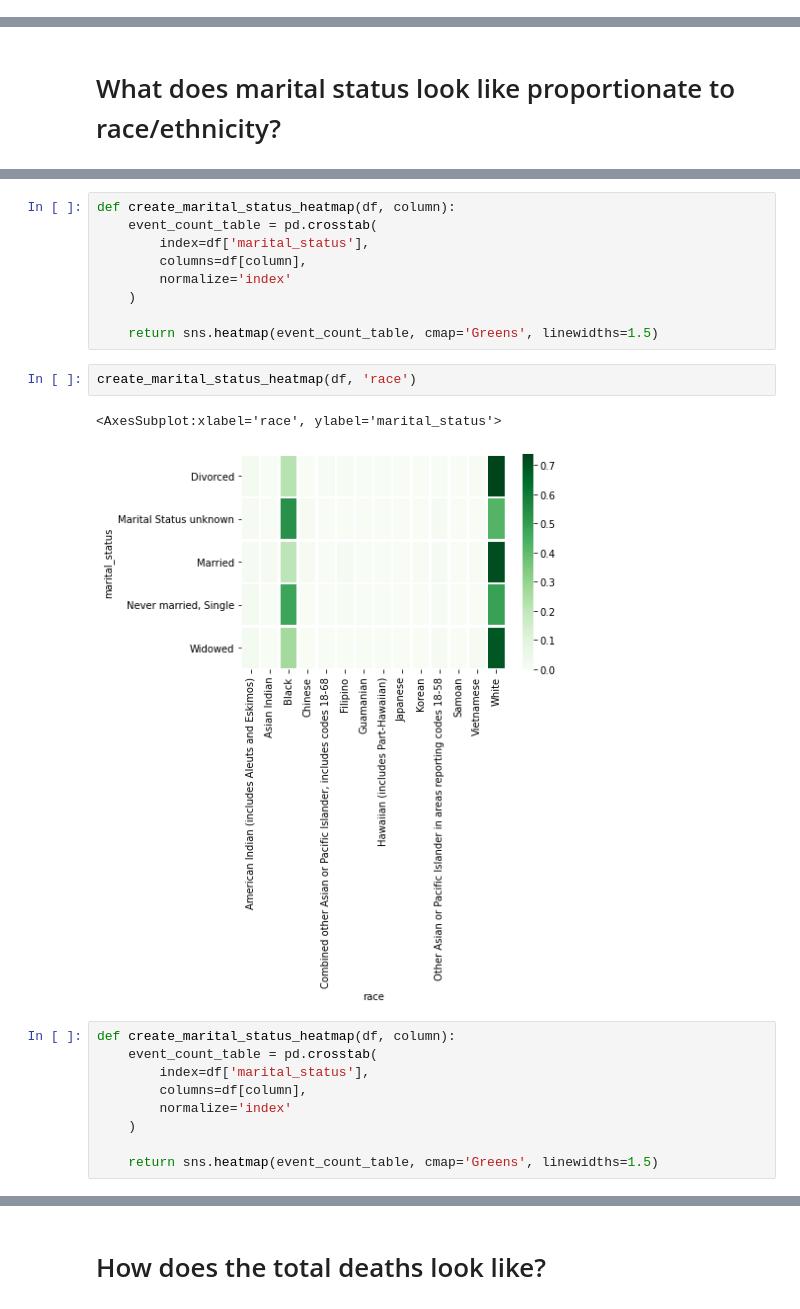
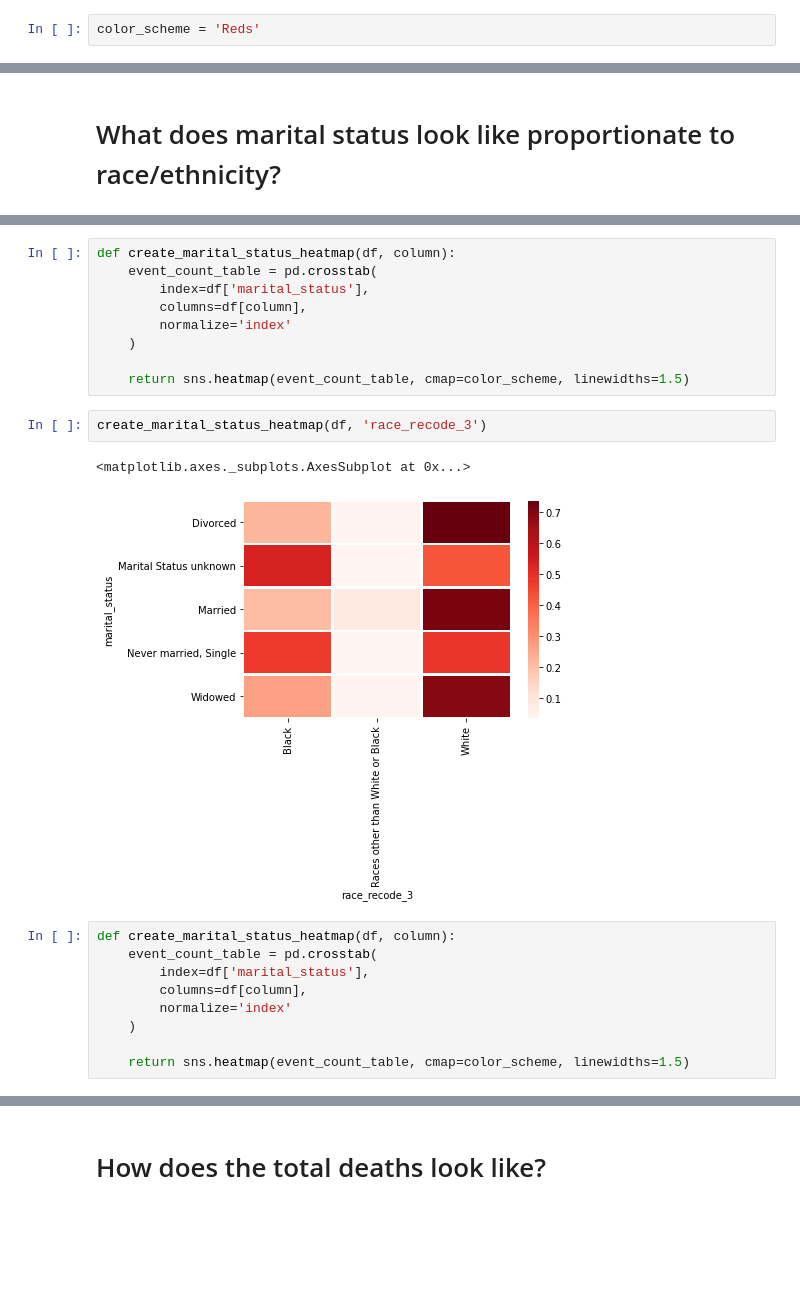
Before and after one commit to andrezafeu/maternal_mortality, a Jupyter notebook: EDA.ipynb, the cells around one changed output, grey strips where cells are left out. Cells and saved outputs as stored; diff of their text form; blank space fills up the shorter version.

```diff
--- a/EDA.ipynb
+++ b/EDA.ipynb
@@ -15,0 +18,2 @@ df = pd.read_csv('data/interim_data/cdc_data_cleaned.csv')
+# %%
+color_scheme = 'Reds'
@@ -230,12 +236,12 @@ def create_marital_status_heatmap(df, column):
         normalize='index'
     )
 
-    return sns.heatmap(event_count_table, cmap='Greens', linewidths=1.5)
+    return sns.heatmap(event_count_table, cmap=color_scheme, linewidths=1.5)
 # %%
-create_marital_status_heatmap(df, 'race')
+create_marital_status_heatmap(df, 'race_recode_3')
 # %% [output]
-<AxesSubplot:xlabel='race', ylabel='marital_status'>
+<matplotlib.axes._subplots.AxesSubplot at 0x...>
-[figure, old version]
+[figure, new version]
 # %%
 def create_marital_status_heatmap(df, column):
     event_count_table = pd.crosstab(
@@ -244,7 +250,7 @@ def create_marital_status_heatmap(df, column):
         normalize='index'
     )
 
-    return sns.heatmap(event_count_table, cmap='Greens', linewidths=1.5)
+    return sns.heatmap(event_count_table, cmap=color_scheme, linewidths=1.5)
 # %%
 create_marital_status_heatmap(df, 'ethnicity')
 # %% [output]
```
Also changed, not shown: parts of 35 cells of this notebook, 2 other files.
